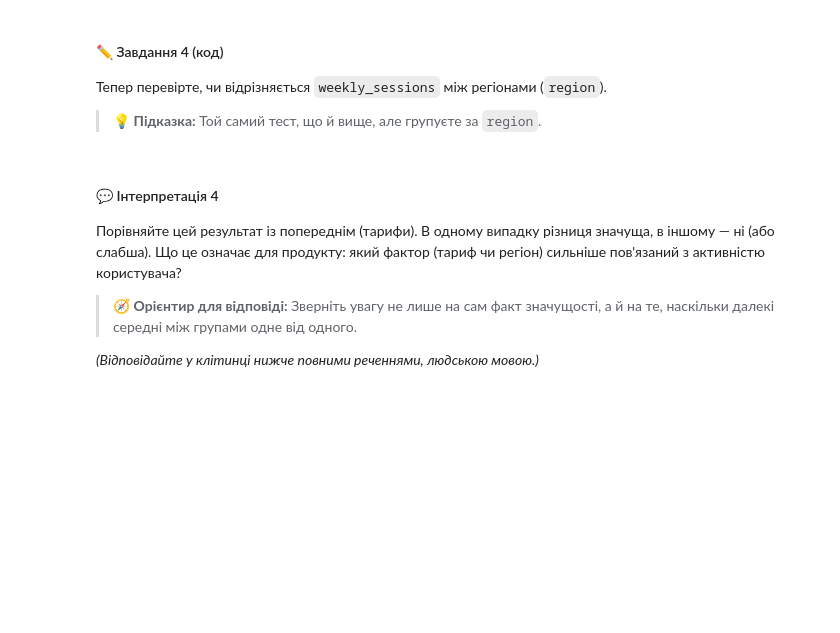
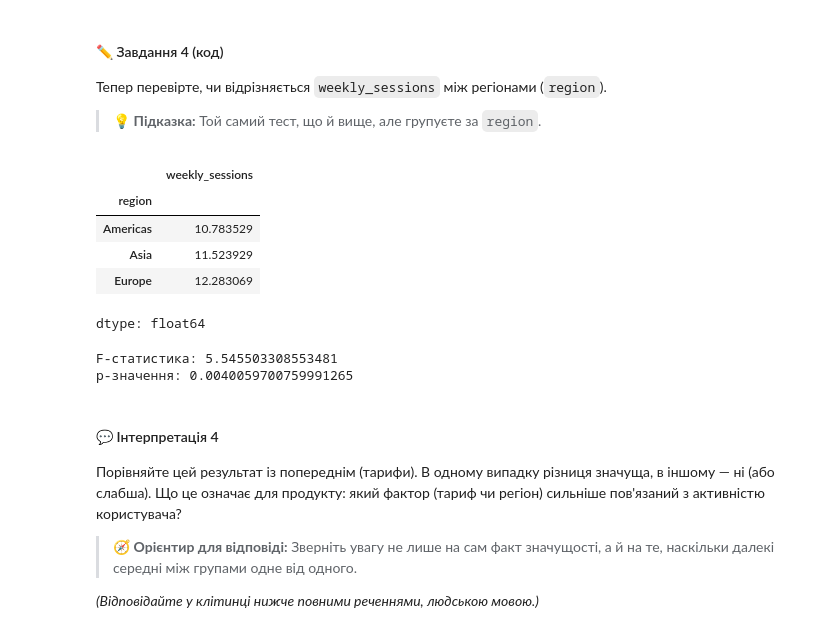
Before and after one commit to VikiTarasova/DTA_2026, a Jupyter notebook: Homework/practice_stat_tests_HARDER.ipynb, the cells around one changed output. Saved outputs shown, nothing was run; the diff lists cells and outputs as text; code cells hidden in the pictures; blank space fills up the shorter version.

```diff
--- a/Homework/practice_stat_tests_HARDER.ipynb
+++ b/Homework/practice_stat_tests_HARDER.ipynb
@@ -140,6 +209,28 @@ users.head()
 > 💡 **Підказка:** Той самий тест, що й вище, але групуєте за `region`.
 # %%
 # Завдання 4:
+users.groupby('region')['weekly_sessions'].mean()
+# %% [output]
+|  | weekly_sessions |
+| region |  |
+| Americas | 10.783529 |
+| Asia | 11.523929 |
+| Europe | 12.283069 |
+dtype: float64
+# %%
+region_groups = [
+    users[users.region == r]['weekly_sessions']
+    for r in users.region.unique()
+]
+
+# ANOVA тест
+f_stat, p_value = stats.f_oneway(*region_groups)
+
+print("F-статистика:", f_stat)
+print("p-значення:", p_value)
+# %% [output]
+F-статистика: 5.545503308553481
+p-значення: 0.0040059700759991265
 # %% [markdown]
 #### 💬 Інтерпретація 4
 
```
Also changed, not shown: parts of 15 cells of this notebook.
